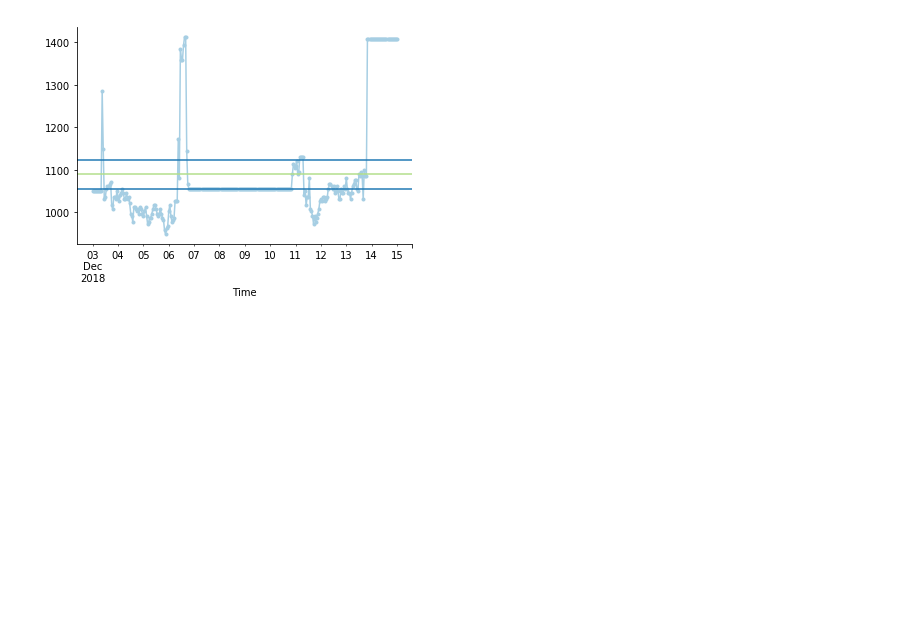
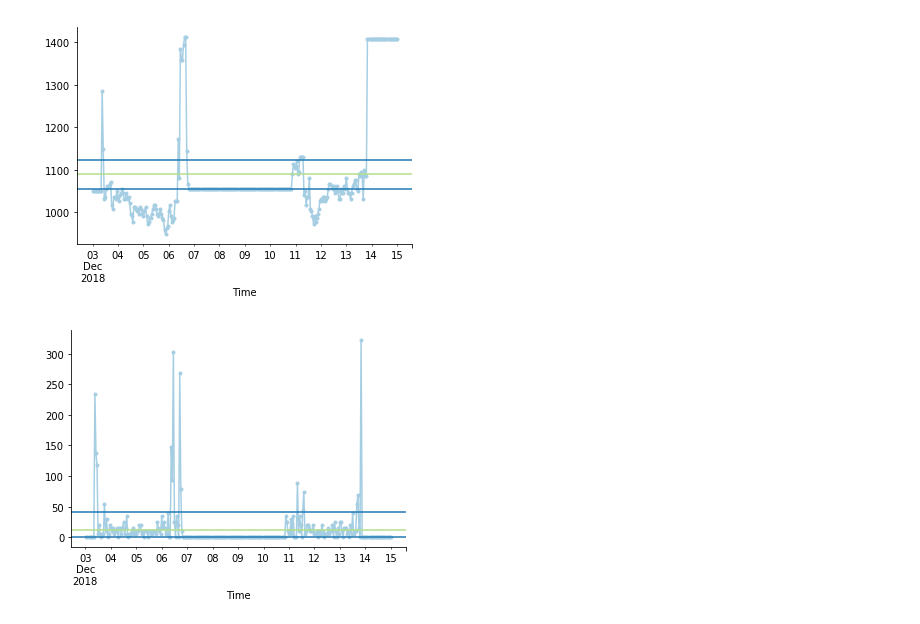
Before and after one commit to gillespilon/noob, a Jupyter notebook: graphs.ipynb, the cells around one changed output. Saved outputs shown, nothing was run; the diff lists cells and outputs as text; code cells hidden in the pictures; blank space fills up the shorter version.

Commit message:
Add mR control chart.

```diff
--- a/graphs.ipynb
+++ b/graphs.ipynb
@@ -96,3 +96,8 @@ x = ds.X(df['Water Load (lb/MSF)'].to_frame())
 ax3 =x.ax
 # %% [output]
 [figure]
+# %%
+y = ds.mR(df['Water Load (lb/MSF)'].to_frame())
+ax4 = y.ax
+# %% [output]
+[figure, added]
```
